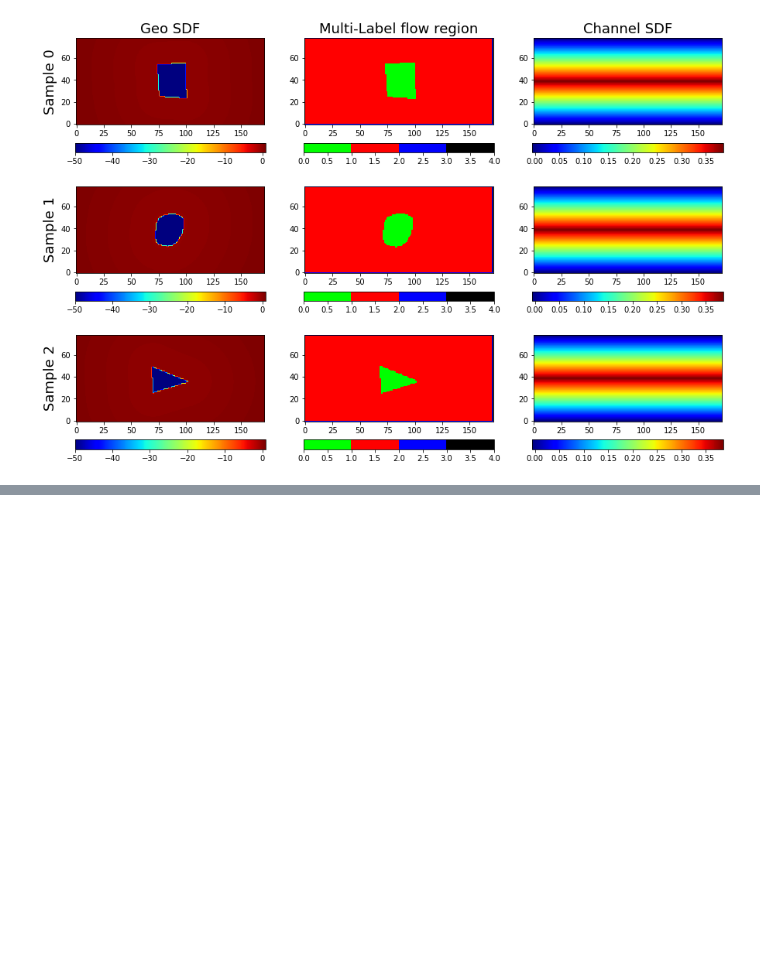
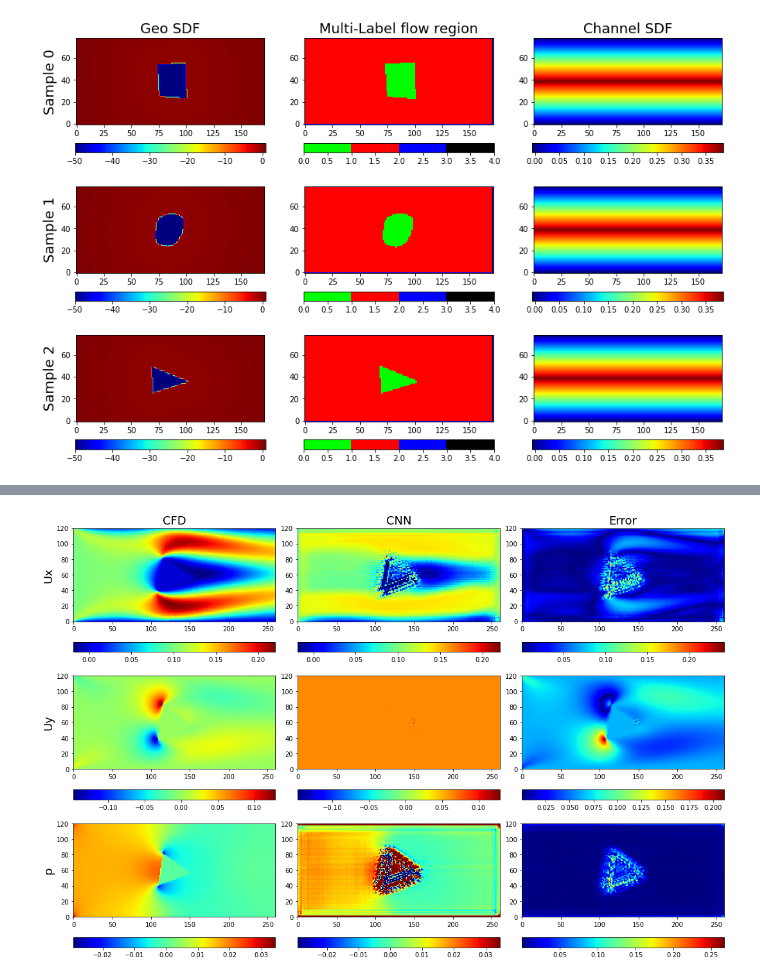
Before and after one commit to pomtojoer/DeepCFD-TF, a Jupyter notebook: trainer.ipynb, the cells around one changed output, grey strips where cells are left out. Drawn from its saved outputs; the diff is of its cells as text; code cells hidden in the pictures; blank space fills up the shorter version.

```diff
--- a/trainer.ipynb
+++ b/trainer.ipynb
@@ -163,0 +272,24 @@ array([[[[ 0.7980621 ,  0.7949109 ,  0.7918711 , ...,  0.7670146 ,
+# %%
+torch.cuda.empty_cache()
+import gc
+gc.collect()
+
+filters = [8, 16, 32, 32]
+kernel_size = 5
+bn = False
+wn = False
+
+x_path = os.path.join(os.getcwd(), 'DeepCFD', 'dataX.pkl')
+y_path = os.path.join(os.getcwd(), 'DeepCFD', 'dataY.pkl')
+x = pickle.load(open(x_path, 'rb'))
+y = pickle.load(open(y_path, 'rb'))
+
+input_channels = x.shape[1]
+input_height = x.shape[3]
+input_width = x.shape[2]
+print(x.shape)
+
+model = UNetEx(3, 3, filters=filters, kernel_size=kernel_size, batch_norm=bn, weight_norm=wn)
+if torch.cuda.is_available():
+    model.cuda()
+summary(model, input_size=(input_channels, input_height, input_width))
@@ -163,0 +433,4 @@ array([[[[ 0.7980621 ,  0.7949109 ,  0.7918711 , ...,  0.7670146 ,
+# %%
+visualize(test_y[:10].cpu().detach().numpy(), out[:10].cpu().detach().numpy(), error[:10].cpu().detach().numpy(), s)
+# %% [output]
+[figure, added]
```
Also changed, not shown: parts of 24 cells of this notebook, 3 other files.
